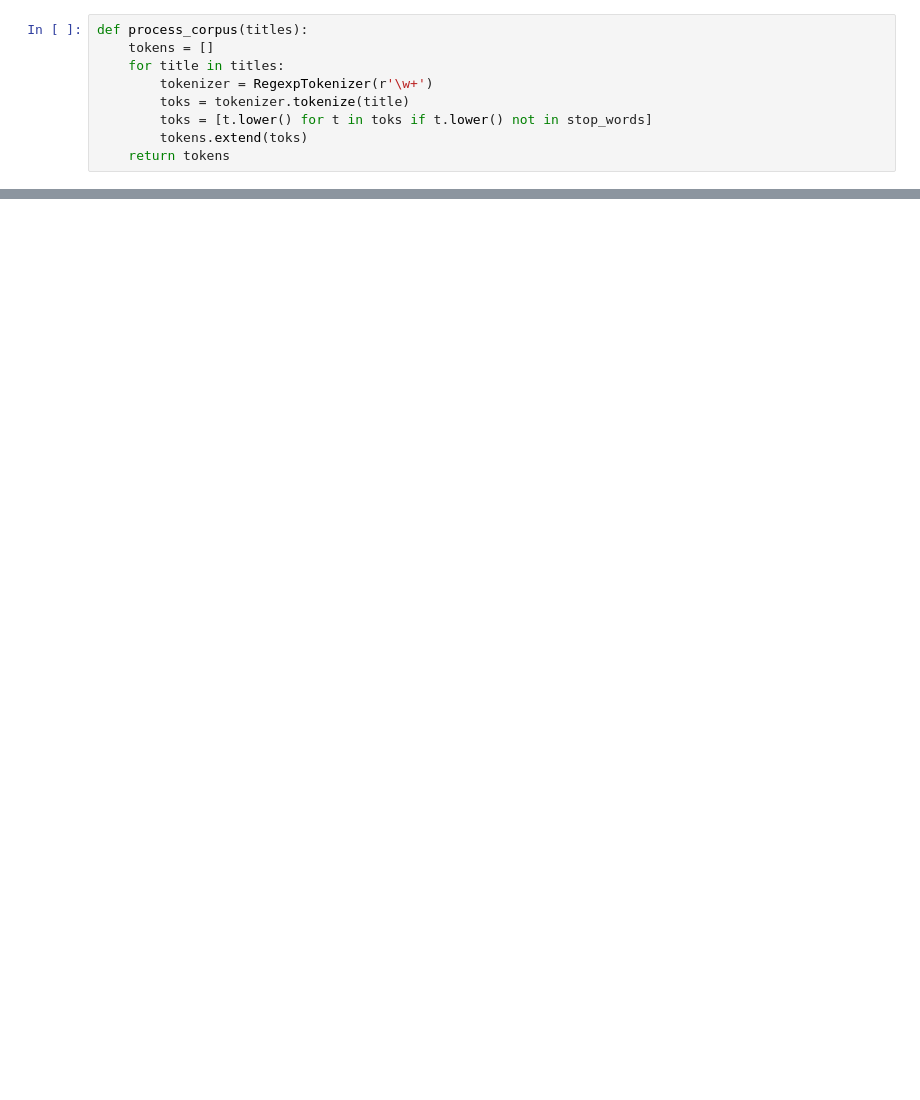
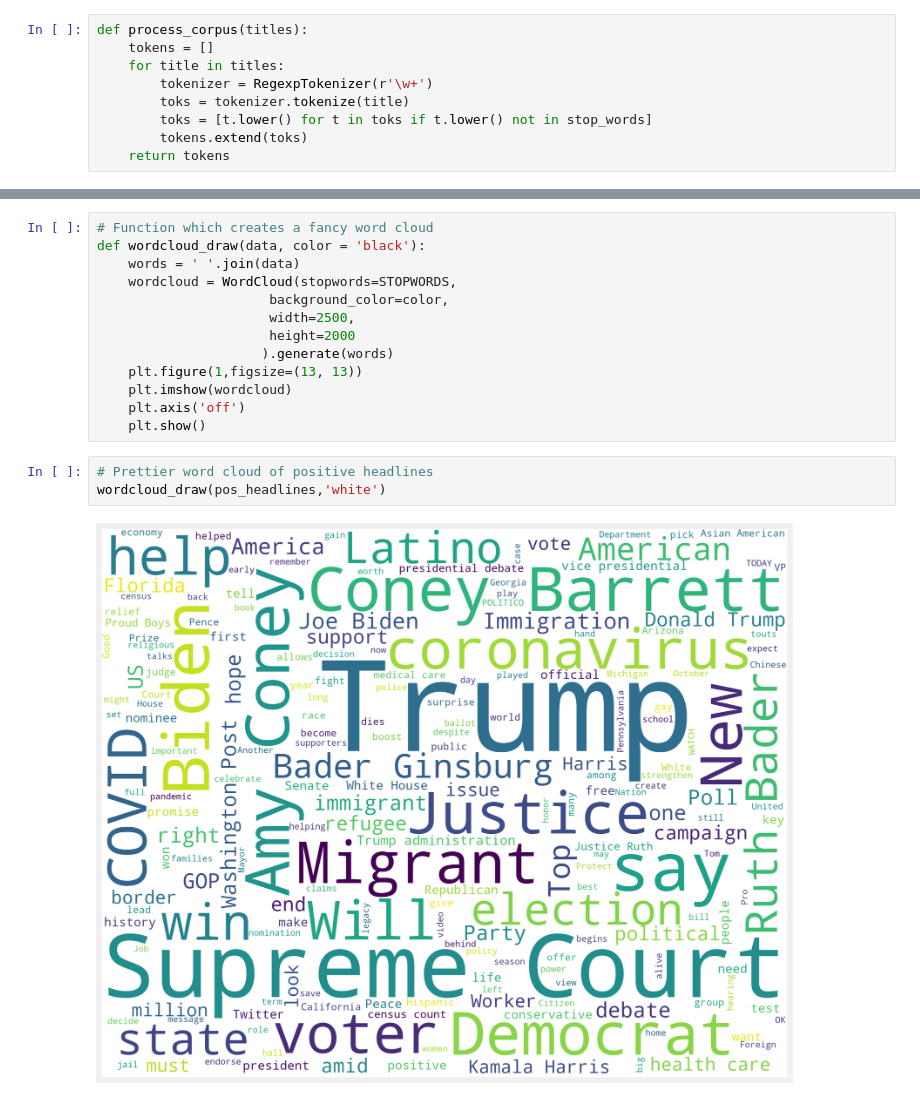
Before and after one commit to James-Ashley/sentiment_analysis, a Jupyter notebook: data_analysis/data_analysis_complete.ipynb, the cells around one changed output, grey strips where cells are left out. Drawn from its saved outputs; the diff is of its cells as text; blank space fills up the shorter version.

```diff
--- a/data_analysis/data_analysis_complete.ipynb
+++ b/data_analysis/data_analysis_complete.ipynb
@@ -202,0 +371,18 @@ plt.show()
+# %%
+# Function which creates a fancy word cloud
+def wordcloud_draw(data, color = 'black'):
+    words = ' '.join(data)
+    wordcloud = WordCloud(stopwords=STOPWORDS,
+                      background_color=color,
+                      width=2500,
+                      height=2000
+                     ).generate(words)
+    plt.figure(1,figsize=(13, 13))
+    plt.imshow(wordcloud)
+    plt.axis('off')
+    plt.show()
+# %%
+# Prettier word cloud of positive headlines
+wordcloud_draw(pos_headlines,'white')
+# %% [output]
+[figure, added]
```
Also changed, not shown: parts of 25 cells of this notebook.
